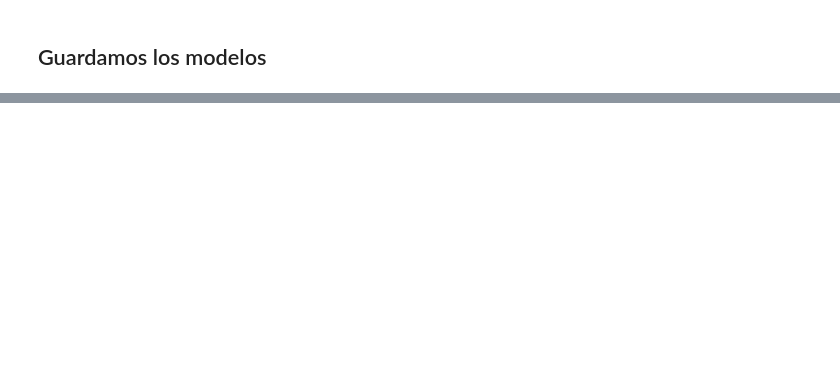
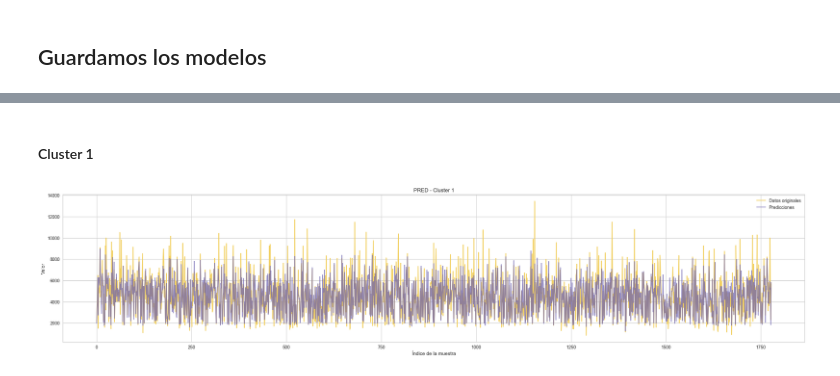
Before and after one commit to mariaortizz/Proyecto-ML, a Jupyter notebook: src/notebooks/project_resume.ipynb, the cells around one changed output, grey strips where cells are left out. Saved outputs shown, nothing was run; the diff lists cells and outputs as text; code cells hidden in the pictures; blank space fills up the shorter version.

```diff
--- a/src/notebooks/project_resume.ipynb
+++ b/src/notebooks/project_resume.ipynb
@@ -1317,0 +1385,20 @@ with open(r'..\model\cl2_stack_model.pkl', 'wb') as archivo:
+# %% [markdown]
+#### Cluster 1
+# %%
+y_test_1.reset_index(drop=True, inplace=True)
+
+sorted_indices = np.argsort(y_test_1)
+sorted_y_test = y_test_1.iloc[sorted_indices]
+sorted_predictions = predicc_1[sorted_indices]
+
+plt.figure(figsize=(30, 6))
+plt.plot(y_test_1,color=color_originales, label='Datos originales')
+plt.plot(predicc_1, color=color_pred_1, alpha=a, label='Predicciones')
+plt.xlabel('Índice de la muestra')
+plt.ylabel('Valor')
+plt.title('PRED - Cluster 1')
+plt.legend()
+plt.gca().set_facecolor('none')
+plt.show()
+# %% [output]
+[figure, added]
```
Also changed, not shown: parts of 17 cells of this notebook, 7 other files.
